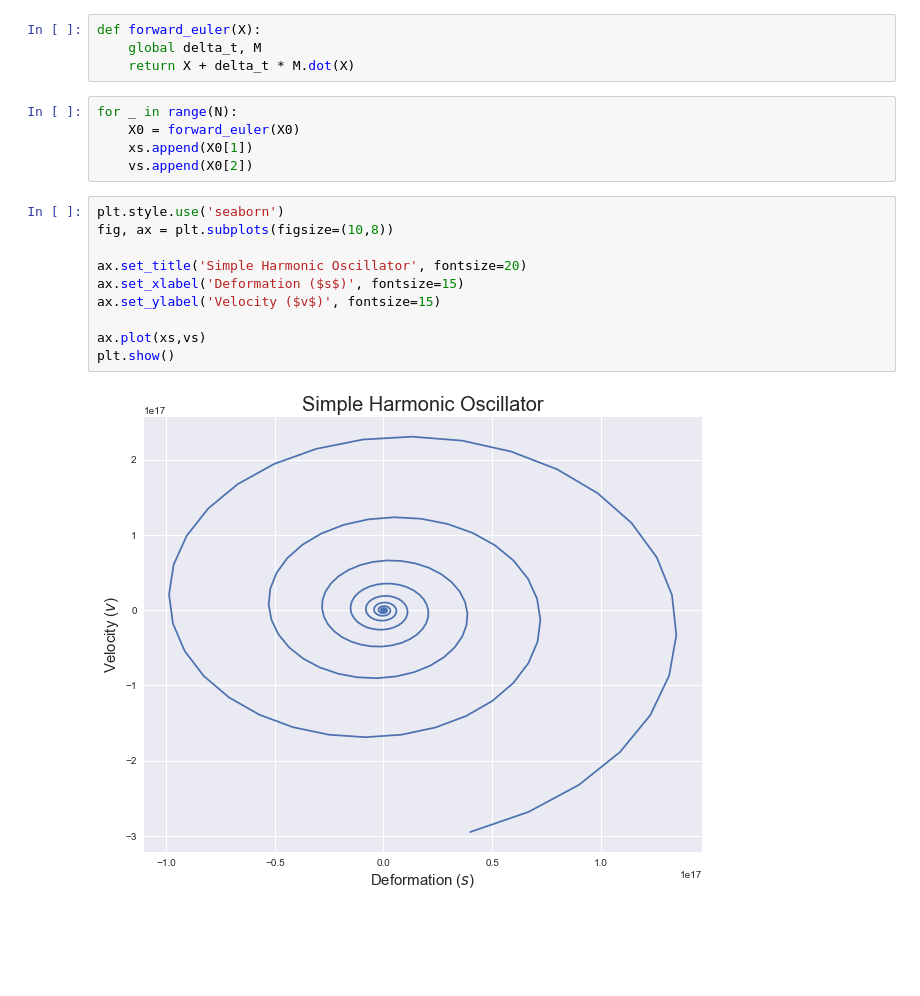
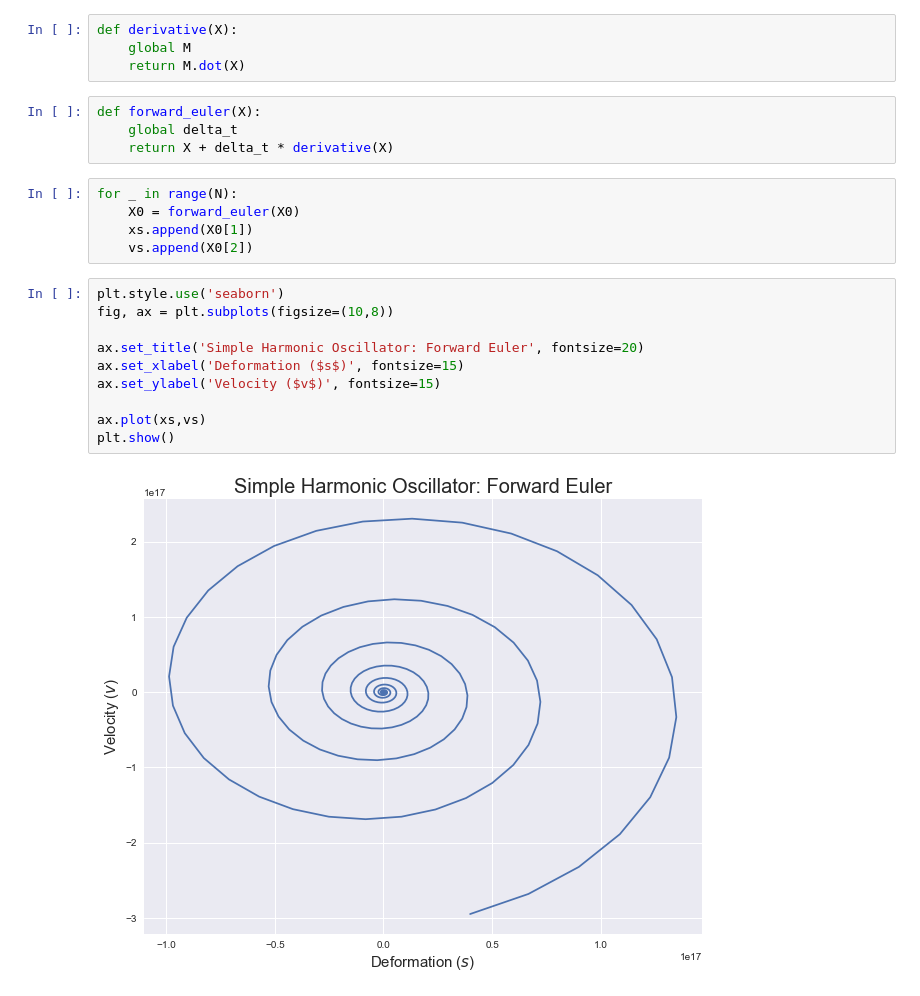
Before and after one commit to moreira-matheus/math-fun, a Jupyter notebook: sho-forward-euler.ipynb, the cells around one changed output. Saved outputs shown, nothing was run; the diff lists cells and outputs as text; blank space fills up the shorter version.

```diff
--- a/sho-forward-euler.ipynb
+++ b/sho-forward-euler.ipynb
@@ -75,10 +75,14 @@ X0 = np.array([1, -1, -2]).T
 delta_t = 0.1
 N = 2000
 xs, vs = [X0[1]], [X0[2]]
+# %%
+def derivative(X):
+    global M
+    return M.dot(X)
 # %%
 def forward_euler(X):
-    global delta_t, M
-    return X + delta_t * M.dot(X)
+    global delta_t
+    return X + delta_t * derivative(X)
 # %%
 for _ in range(N):
     X0 = forward_euler(X0)
@@ -87,12 +91,12 @@ for _ in range(N):
 # %%
 plt.style.use('seaborn')
 fig, ax = plt.subplots(figsize=(10,8))
 
-ax.set_title('Simple Harmonic Oscillator', fontsize=20)
+ax.set_title('Simple Harmonic Oscillator: Forward Euler', fontsize=20)
 ax.set_xlabel('Deformation ($s$)', fontsize=15)
 ax.set_ylabel('Velocity ($v$)', fontsize=15)
 
 ax.plot(xs,vs)
 plt.show()
 # %% [output]
-[figure, old version]
+[figure, new version]
```
Also changed, not shown: parts of 1 cell of this notebook, 1 other file.
